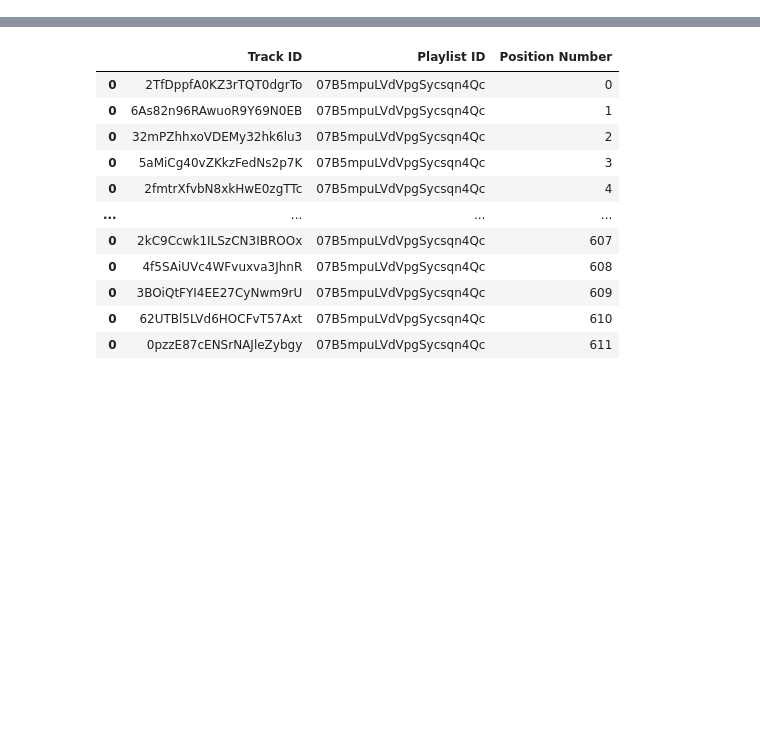
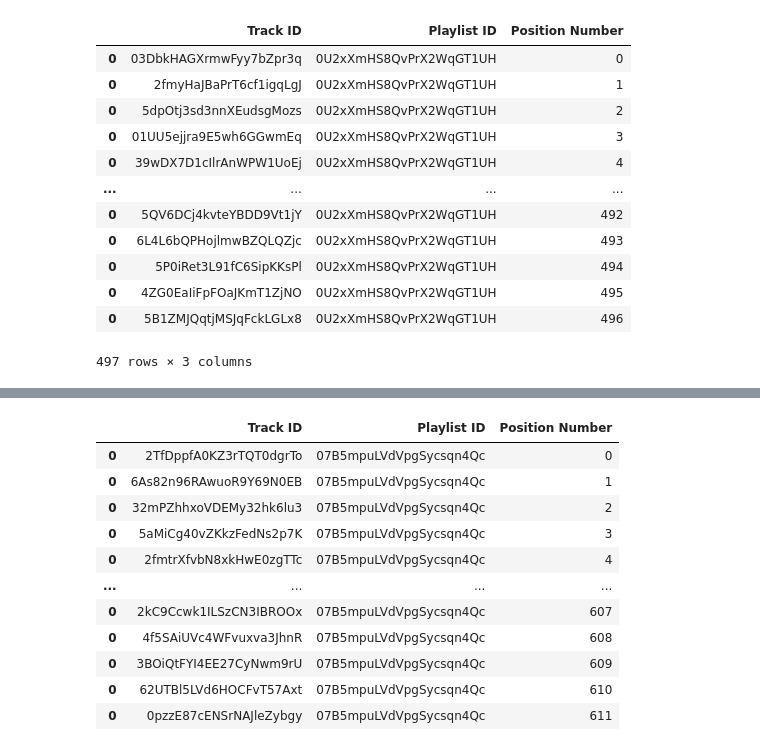
Before and after one commit to Aled-Jenkins/BBC-to-Spotify, a Jupyter notebook: src/spotify_playlists.ipynb, the cells around one changed output, grey strips where cells are left out. Cells and saved outputs as stored; diff of their text form; code cells hidden in the pictures; blank space fills up the shorter version.

```diff
--- a/src/spotify_playlists.ipynb
+++ b/src/spotify_playlists.ipynb
@@ -97,0 +114,20 @@ description = "Songs from BBC Introducing on Radio 1 in 2022"
+# %%
+demo_df = master_df[(master_df['Service Date'].apply(lambda date: date.year).isin([2022,2023])) & (master_df['Show Name'] == "Radio 1's Future Alternative")].drop_duplicates(subset=['Track ID'], keep='first')
+new_tracks = list(demo_df['Track ID'].dropna())
+title = "Radio 1's Future Alternative"
+description = "Songs from Future Alternative Show in 2022"
+edit_playlist_tracks(playlists[playlists['name'] == title]['id'][0], new_tracks)
+# %% [output]
+|  | Track ID | Playlist ID | Position Number |
+| 0 | 03DbkHAGXrmwFyy7bZpr3q | 0U2xXmHS8QvPrX2WqGT1UH | 0 |
+| 0 | 2fmyHaJBaPrT6cf1igqLgJ | 0U2xXmHS8QvPrX2WqGT1UH | 1 |
+| 0 | 5dpOtj3sd3nnXEudsgMozs | 0U2xXmHS8QvPrX2WqGT1UH | 2 |
+| 0 | 01UU5ejjra9E5wh6GGwmEq | 0U2xXmHS8QvPrX2WqGT1UH | 3 |
+| 0 | 39wDX7D1cIlrAnWPW1UoEj | 0U2xXmHS8QvPrX2WqGT1UH | 4 |
+| ... | ... | ... | ... |
+| 0 | 5QV6DCj4kvteYBDD9Vt1jY | 0U2xXmHS8QvPrX2WqGT1UH | 492 |
+| 0 | 6L4L6bQPHojlmwBZQLQZjc | 0U2xXmHS8QvPrX2WqGT1UH | 493 |
+| 0 | 5P0iRet3L91fC6SipKKsPl | 0U2xXmHS8QvPrX2WqGT1UH | 494 |
+| 0 | 4ZG0EaIiFpFOaJKmT1ZjNO | 0U2xXmHS8QvPrX2WqGT1UH | 495 |
+| 0 | 5B1ZMJQqtjMSJqFckLGLx8 | 0U2xXmHS8QvPrX2WqGT1UH | 496 |
+497 rows × 3 columns
```
Also changed, not shown: parts of 12 cells of this notebook.
